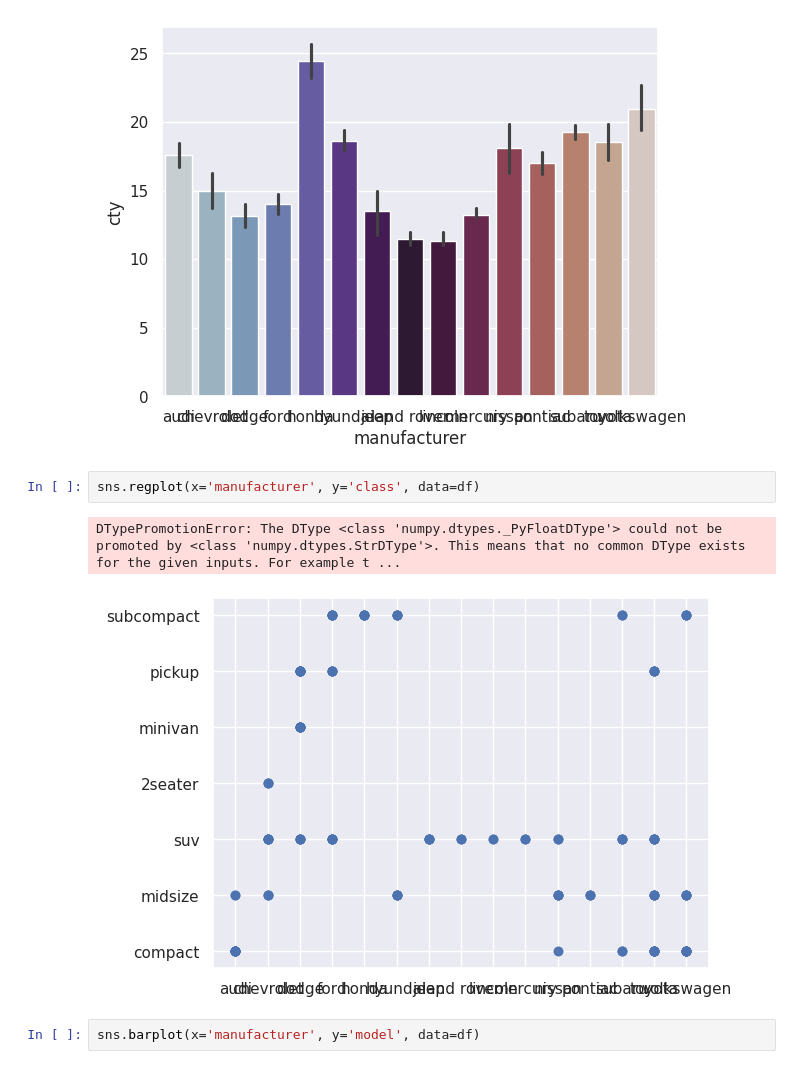
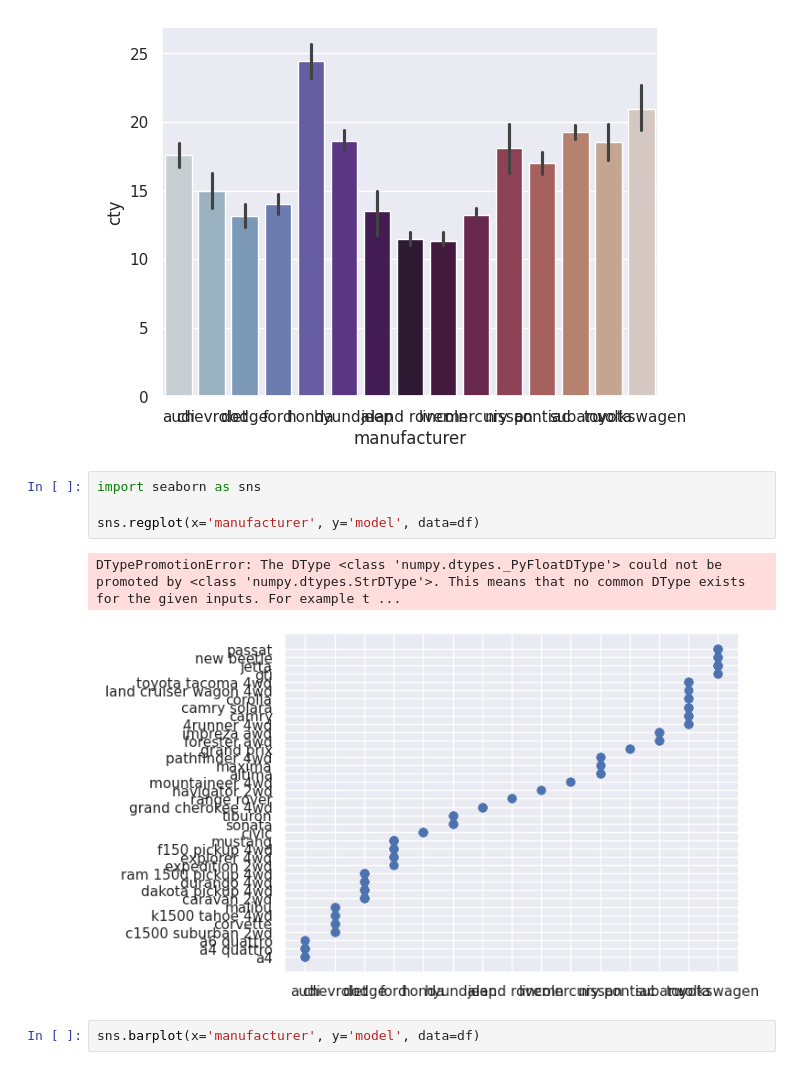
Before and after one commit to deekshith-291/demo, a Jupyter notebook: regression.ipynb, the cells around one changed output. Cells and saved outputs as stored; diff of their text form.

```diff
--- a/regression.ipynb
+++ b/regression.ipynb
@@ -164,10 +164,12 @@ Passing `palette` without assigning `hue` is deprecated and will be removed in v
 <Axes: xlabel='manufacturer', ylabel='cty'>
 [figure]
 # %%
-sns.regplot(x='manufacturer', y='class', data=df)
+import seaborn as sns
+
+sns.regplot(x='manufacturer', y='model', data=df)
 # %% [output]
 DTypePromotionError: The DType <class 'numpy.dtypes._PyFloatDType'> could not be promoted by <class 'numpy.dtypes.StrDType'>. This means that no common DType exists for the given inputs. For example t ...
-[figure, old version]
+[figure, new version]
 # %%
 sns.barplot(x='manufacturer', y='model', data=df)
 # %% [output]
```
Also changed, not shown: parts of 6 cells of this notebook.
